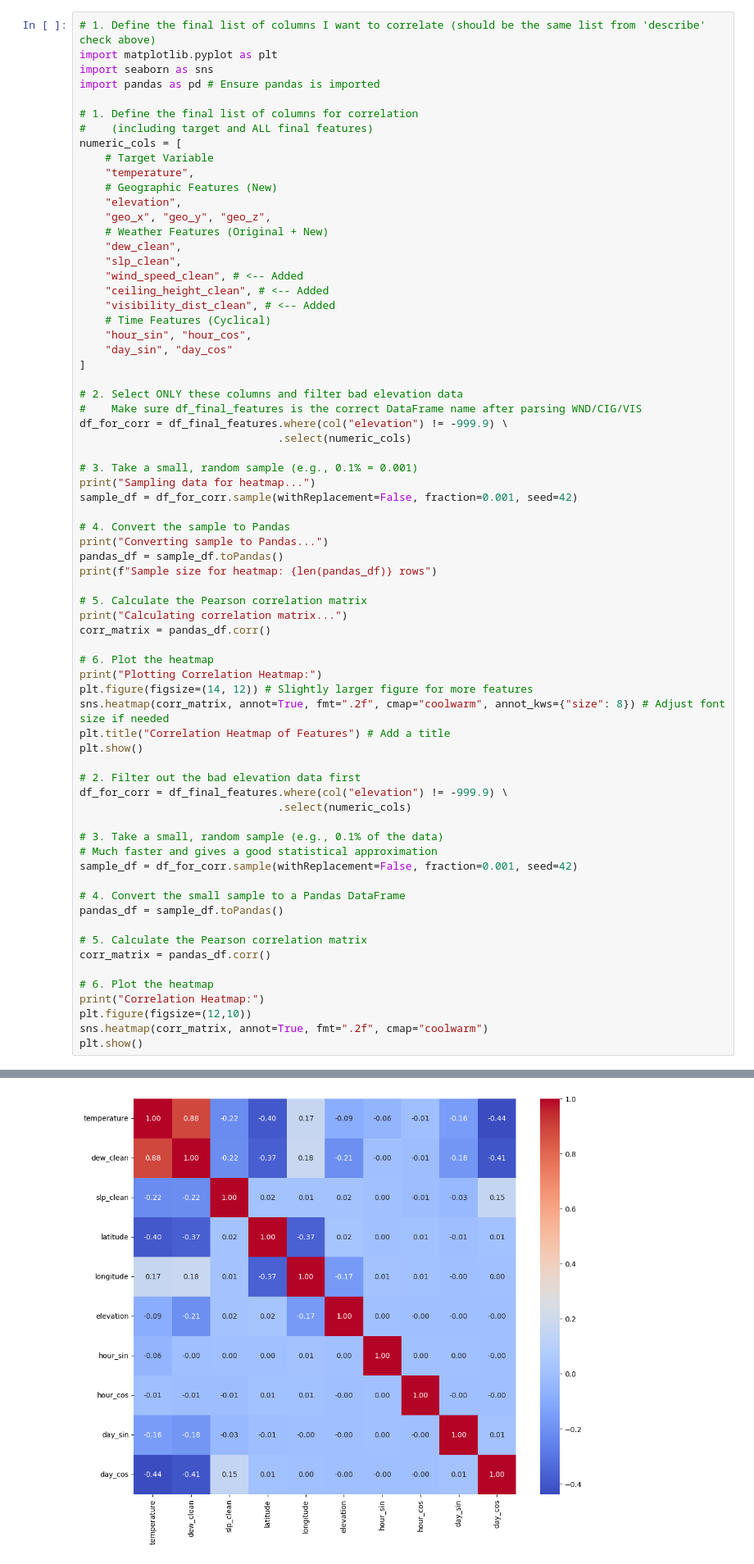
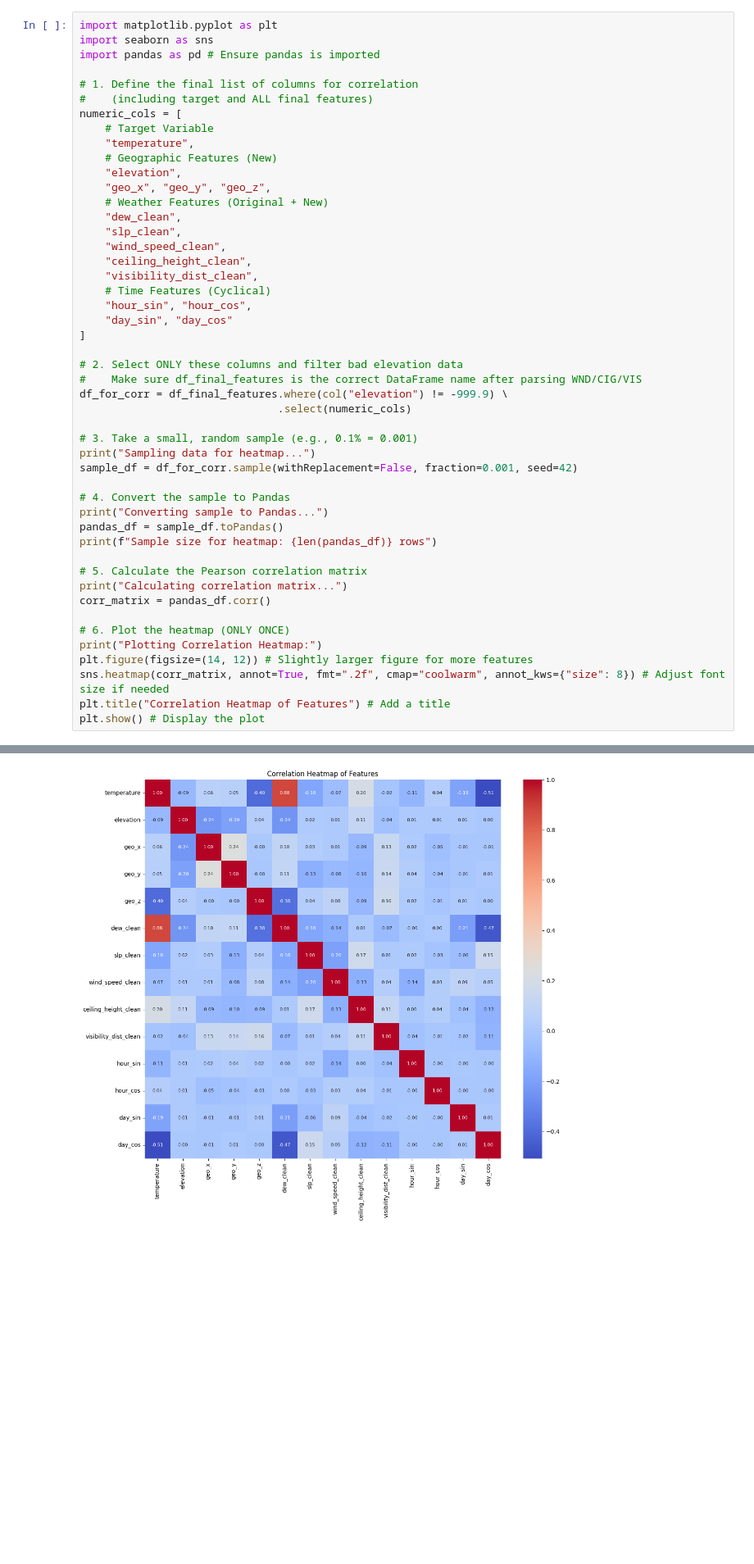
Before and after one commit to chrisnjw/pyspark_weather_data, a Jupyter notebook: preprocessing.ipynb, the cells around one changed output, grey strips where cells are left out. Shown: that part at 82% size. Saved outputs shown, nothing was run; the diff lists cells and outputs as text; blank space fills up the shorter version.

```diff
--- a/preprocessing.ipynb
+++ b/preprocessing.ipynb
@@ -509,7 +525,6 @@ only showing top 20 rows
 
 Using a heatmap for understanding of the relationships between features
 # %%
-# 1. Define the final list of columns I want to correlate (should be the same list from 'describe' check above)
 import matplotlib.pyplot as plt
 import seaborn as sns
 import pandas as pd # Ensure pandas is imported
@@ -525,9 +540,9 @@ numeric_cols = [
     # Weather Features (Original + New)
     "dew_clean",
     "slp_clean",
-    "wind_speed_clean", # <-- Added
-    "ceiling_height_clean", # <-- Added
-    "visibility_dist_clean", # <-- Added
+    "wind_speed_clean",
+    "ceiling_height_clean",
+    "visibility_dist_clean",
     # Time Features (Cyclical)
     "hour_sin", "hour_cos",
     "day_sin", "day_cos"
@@ -551,30 +566,10 @@ print(f"Sample size for heatmap: {len(pandas_df)} rows")
 print("Calculating correlation matrix...")
 corr_matrix = pandas_df.corr()
 
-# 6. Plot the heatmap
+# 6. Plot the heatmap (ONLY ONCE)
 print("Plotting Correlation Heatmap:")
 plt.figure(figsize=(14, 12)) # Slightly larger figure for more features
 sns.heatmap(corr_matrix, annot=True, fmt=".2f", cmap="coolwarm", annot_kws={"size": 8}) # Adjust font size if needed
 plt.title("Correlation Heatmap of Features") # Add a title
-plt.show()
-
-# 2. Filter out the bad elevation data first
-df_for_corr = df_final_features.where(col("elevation") != -999.9) \
-                               .select(numeric_cols)
-
-# 3. Take a small, random sample (e.g., 0.1% of the data)
-# Much faster and gives a good statistical approximation
-sample_df = df_for_corr.sample(withReplacement=False, fraction=0.001, seed=42)
-
-# 4. Convert the small sample to a Pandas DataFrame
-pandas_df = sample_df.toPandas()
-
-# 5. Calculate the Pearson correlation matrix
-corr_matrix = pandas_df.corr()
-
-# 6. Plot the heatmap
-print("Correlation Heatmap:")
-plt.figure(figsize=(12,10))
-sns.heatmap(corr_matrix, annot=True, fmt=".2f", cmap="coolwarm")
-plt.show()
+plt.show() # Display the plot
 # %% [output]
@@ -582,4 +581,4 @@ Correlation Heatmap:
-[figure, old version]
+[figure, new version]
 # %% [markdown]
 Correlation Heatmap Analysis
 
```
Also changed, not shown: parts of 19 cells of this notebook, 1 other file.
